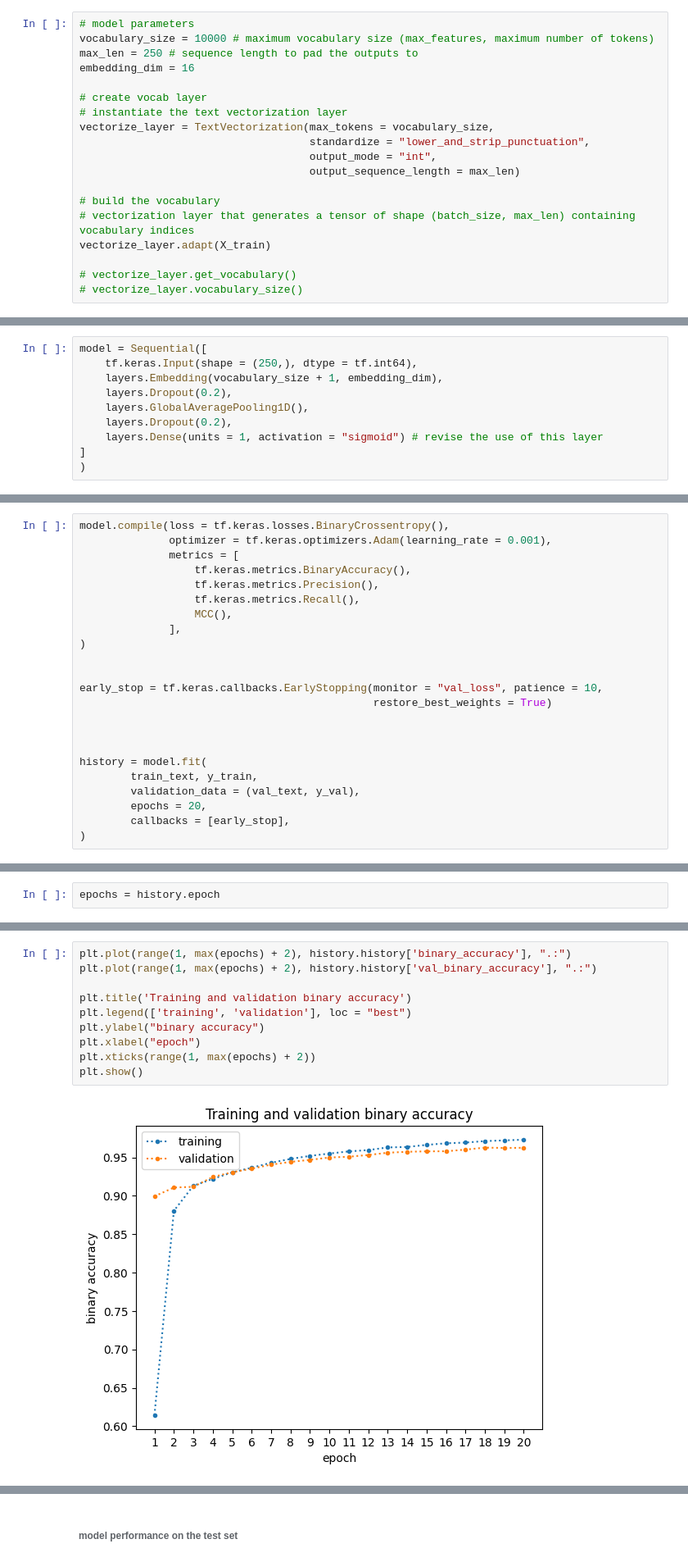
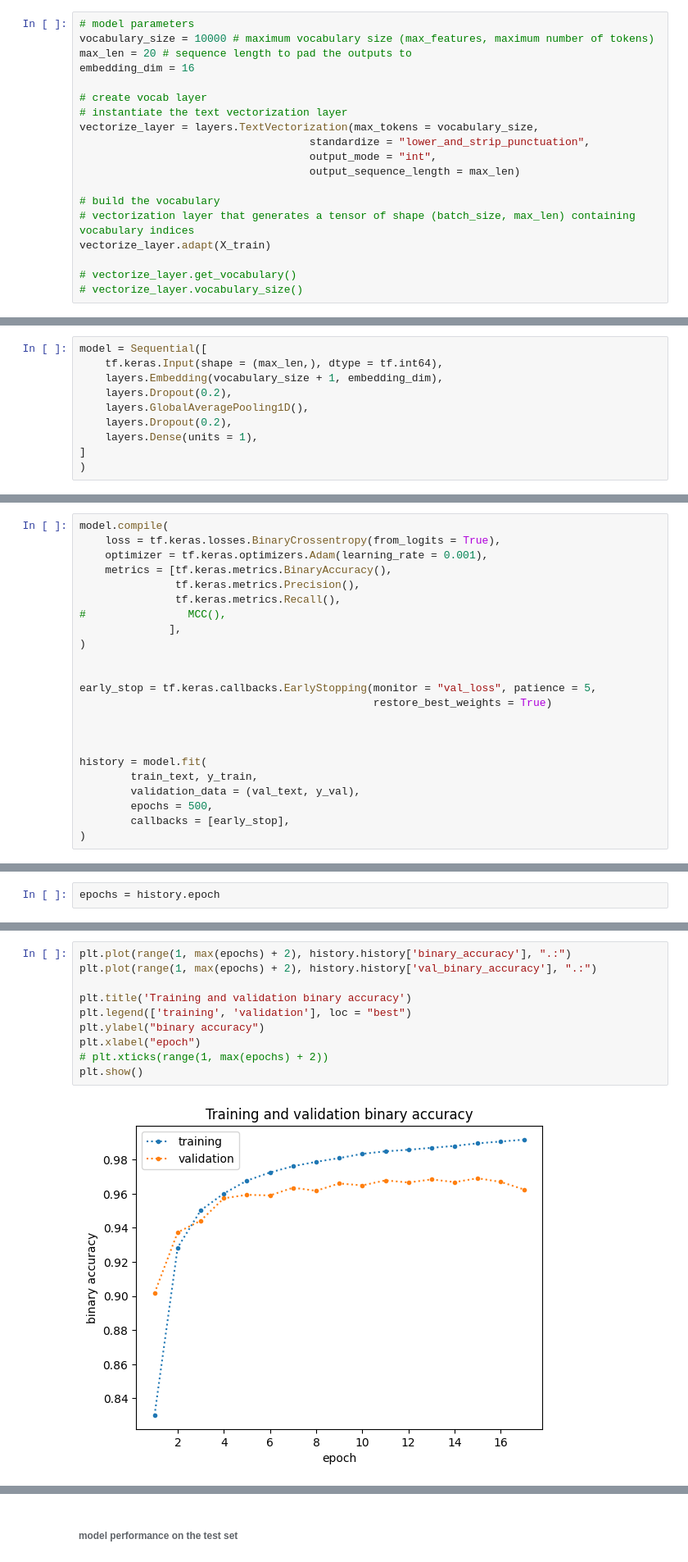
Before and after one commit to sariaslaso/news_classifier, a Jupyter notebook: train_model.ipynb, the cells around one changed output, grey strips where cells are left out. Shown at 82% size. Saved outputs shown, nothing was run; the diff lists cells and outputs as text.

```diff
--- a/train_model.ipynb
+++ b/train_model.ipynb
@@ -31,12 +47,12 @@ y_test = y_test['classification'].values
 # %%
 # model parameters
 vocabulary_size = 10000 # maximum vocabulary size (max_features, maximum number of tokens)
-max_len = 250 # sequence length to pad the outputs to
+max_len = 20 # sequence length to pad the outputs to
 embedding_dim = 16
 
 # create vocab layer
 # instantiate the text vectorization layer
-vectorize_layer = TextVectorization(max_tokens = vocabulary_size,
+vectorize_layer = layers.TextVectorization(max_tokens = vocabulary_size,
                                     standardize = "lower_and_strip_punctuation",
                                     output_mode = "int",
                                     output_sequence_length = max_len)
@@ -55,12 +82,12 @@ test_text = vectorize_layer(X_test)
 # train_text.shape
 # %%
 model = Sequential([
-    tf.keras.Input(shape = (250,), dtype = tf.int64),
+    tf.keras.Input(shape = (max_len,), dtype = tf.int64),
     layers.Embedding(vocabulary_size + 1, embedding_dim),
     layers.Dropout(0.2),
     layers.GlobalAveragePooling1D(),
     layers.Dropout(0.2),
-    layers.Dense(units = 1, activation = "sigmoid") # revise the use of this layer
+    layers.Dense(units = 1),
 ]
 )
 # %%
@@ -89,18 +114,18 @@ _________________________________________________________________
 # %% [markdown]
 ### train the model
 # %%
-model.compile(loss = tf.keras.losses.BinaryCrossentropy(),
-              optimizer = tf.keras.optimizers.Adam(learning_rate = 0.001),
-              metrics = [
-                  tf.keras.metrics.BinaryAccuracy(),
-                  tf.keras.metrics.Precision(),
-                  tf.keras.metrics.Recall(),
-                  MCC(),
+model.compile(
+    loss = tf.keras.losses.BinaryCrossentropy(from_logits = True),
+    optimizer = tf.keras.optimizers.Adam(learning_rate = 0.001),
+    metrics = [tf.keras.metrics.BinaryAccuracy(),
+               tf.keras.metrics.Precision(),
+               tf.keras.metrics.Recall(),
+#                MCC(),
               ],
 )
 
 
-early_stop = tf.keras.callbacks.EarlyStopping(monitor = "val_loss", patience = 10,
+early_stop = tf.keras.callbacks.EarlyStopping(monitor = "val_loss", patience = 5,
                                               restore_best_weights = True)
 
 
@@ -108,7 +133,7 @@ early_stop = tf.keras.callbacks.EarlyStopping(monitor = "val_loss", patience = 1
 history = model.fit(
         train_text, y_train,
         validation_data = (val_text, y_val),
-        epochs = 20,
+        epochs = 500,
         callbacks = [early_stop],
 )
 # %% [output]
@@ -204,13 +224,13 @@ plt.show()
 # %%
 plt.plot(range(1, max(epochs) + 2), history.history['binary_accuracy'], ".:")
 plt.plot(range(1, max(epochs) + 2), history.history['val_binary_accuracy'], ".:")
 
 plt.title('Training and validation binary accuracy')
 plt.legend(['training', 'validation'], loc = "best")
 plt.ylabel("binary accuracy")
 plt.xlabel("epoch")
-plt.xticks(range(1, max(epochs) + 2))
+# plt.xticks(range(1, max(epochs) + 2))
 plt.show()
 # %% [output]
-[figure, old version]
+[figure, new version]
 # %%
```
Also changed, not shown: parts of 17 cells of this notebook, 8 other files.
